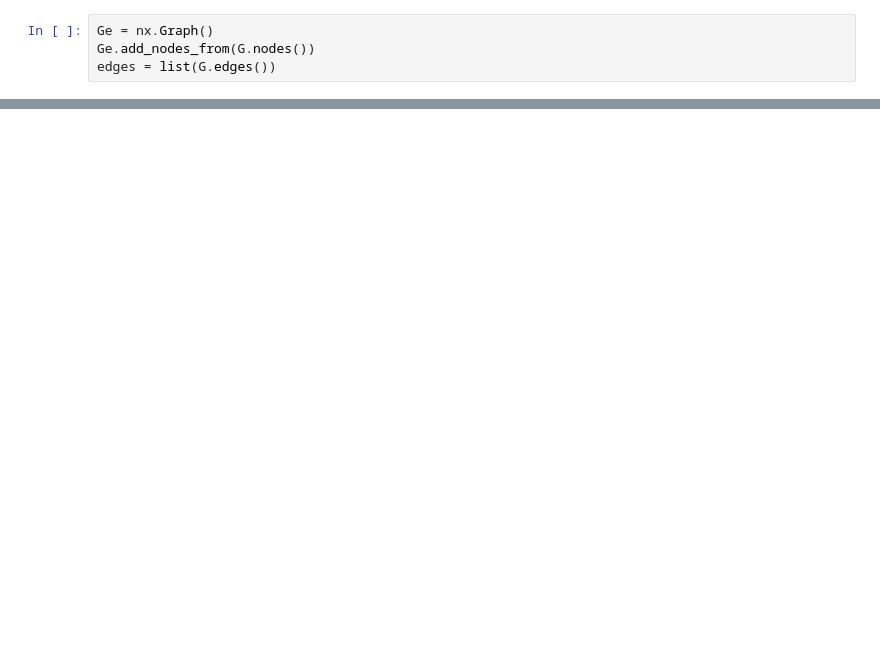
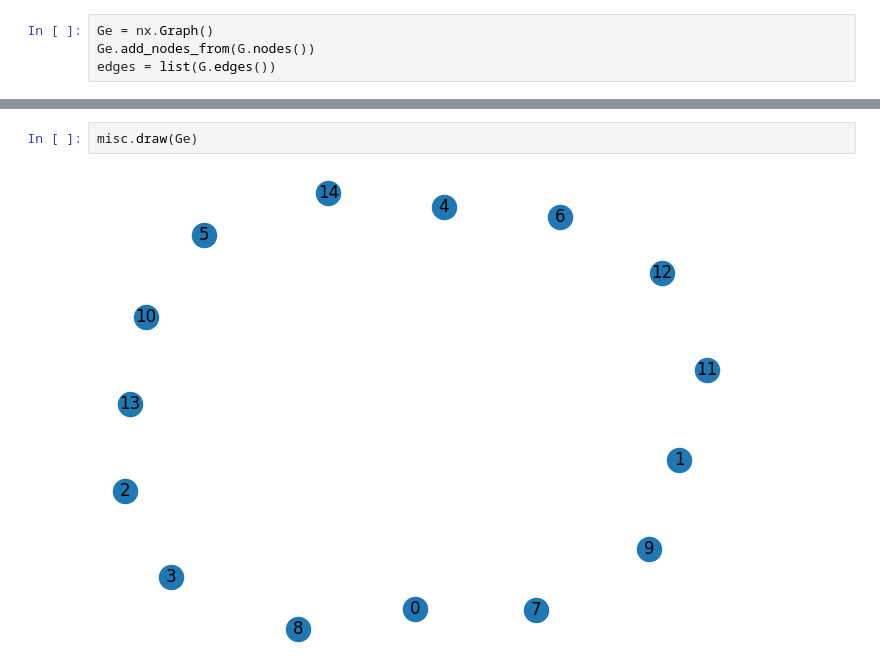
Before and after one commit to mtheunistue/DynamicGraphColoring, a Jupyter notebook: Algorithm Sandbox.ipynb, the cells around one changed output, grey strips where cells are left out. Cells and saved outputs as stored; diff of their text form; blank space fills up the shorter version.

```diff
--- a/Algorithm Sandbox.ipynb
+++ b/Algorithm Sandbox.ipynb
@@ -239,0 +307,4 @@ True
+# %%
+misc.draw(Ge)
+# %% [output]
+[figure, added]
```
Also changed, not shown: parts of 24 cells of this notebook.
